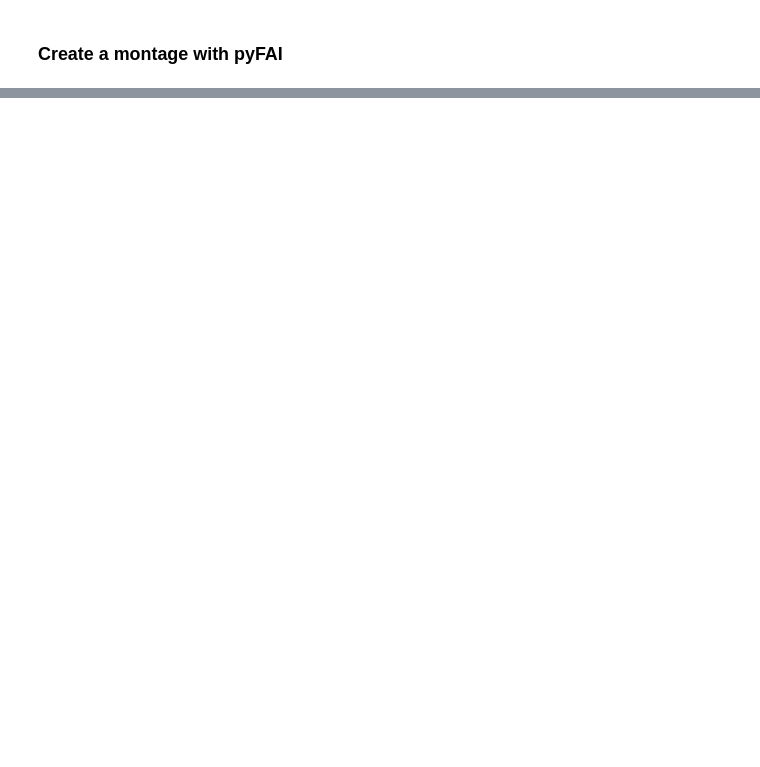
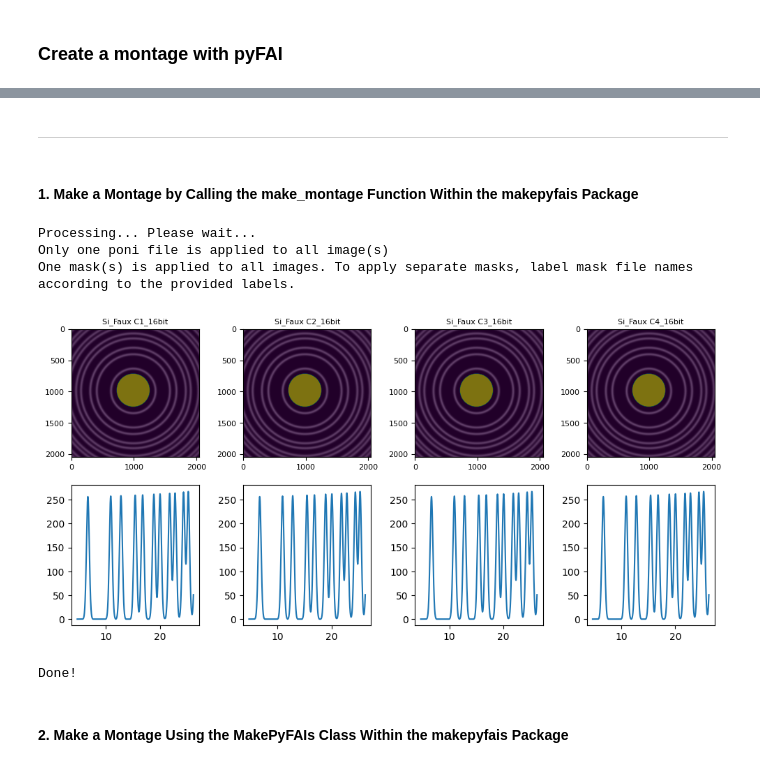
Before and after one commit to rayguna/Data_Processing, a Jupyter notebook: integrate_debye_rings/create_a_montage_with_pyFAI.ipynb, the cells around one changed output, grey strips where cells are left out. Cells and saved outputs as stored; diff of their text form; code cells hidden in the pictures; blank space fills up the shorter version.

Commit message:
Updated files.
- Added make_montage function to makepyfais.py.
- Added an example on using the make_montage function.
- Added the pyFAI_python39.yml file.

```diff
--- a/integrate_debye_rings/create_a_montage_with_pyFAI.ipynb
+++ b/integrate_debye_rings/create_a_montage_with_pyFAI.ipynb
@@ -3,3 +7,19 @@
+# %% [markdown]
+***
+# %% [markdown]
+#### 1. Make a Montage by Calling the make_montage Function Within the makepyfais Package <a id="1"></a>
+# %%
+import makepyfais
+
+makepyfais.make_montage(poni_path="poni", img_path="img", lst_labels=[], mask_path="mask")
+# %% [output]
+Processing... Please wait...
+Only one poni file is applied to all image(s)
+One mask(s) is applied to all images. To apply separate masks, label mask file names according to the provided labels.
+[figure, added]
+Done!
+# %% [markdown]
+#### 2. Make a Montage Using the MakePyFAIs Class Within the makepyfais Package<a id="2"></a>
 # %%
 import makepyfais
 
```
Also changed, not shown: parts of 3 cells of this notebook, 2 other files.
